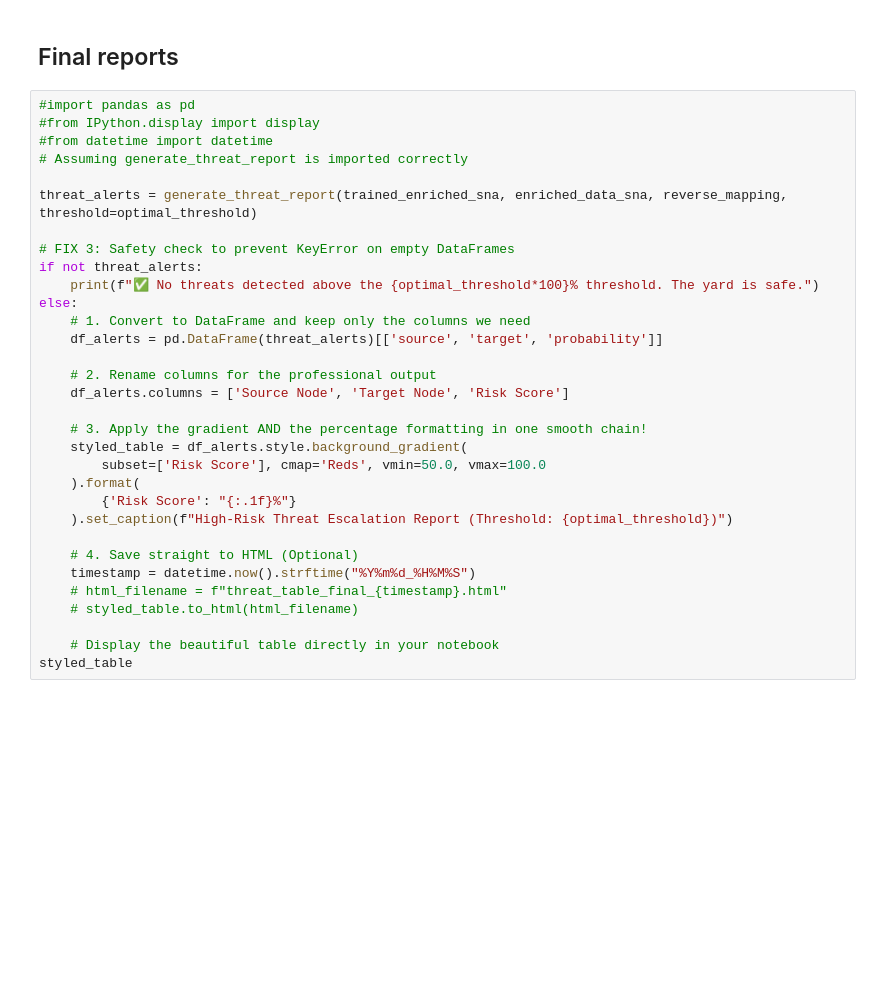
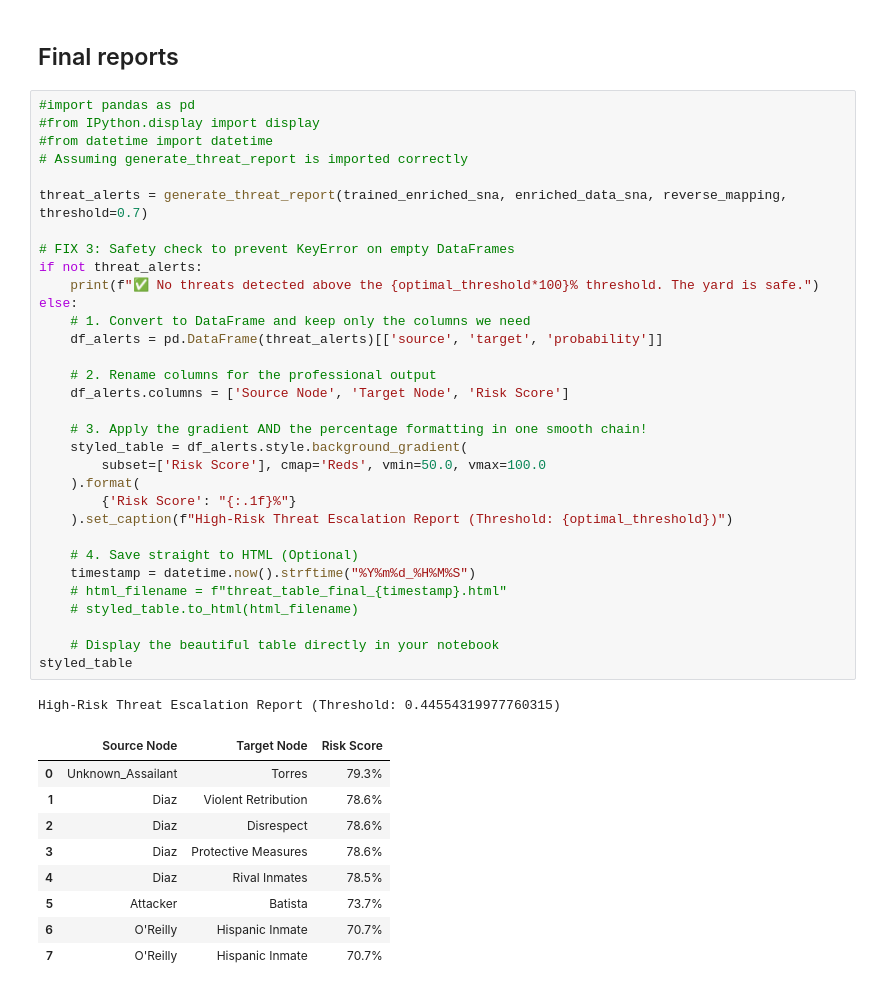
Before and after one commit to mdyagual/sna-for-oms-project, a Jupyter notebook: notebooks/risk_prediction_overview.ipynb, the cells around one changed output. Drawn from its saved outputs; the diff is of its cells as text; blank space fills up the shorter version.

```diff
--- a/notebooks/risk_prediction_overview.ipynb
+++ b/notebooks/risk_prediction_overview.ipynb
@@ -631,34 +639,45 @@ Recall: 0.547
 #import pandas as pd
 #from IPython.display import display
 #from datetime import datetime
 # Assuming generate_threat_report is imported correctly
 
-threat_alerts = generate_threat_report(trained_enriched_sna, enriched_data_sna, reverse_mapping, threshold=optimal_threshold)
+threat_alerts = generate_threat_report(trained_enriched_sna, enriched_data_sna, reverse_mapping, threshold=0.7)
 
 # FIX 3: Safety check to prevent KeyError on empty DataFrames
 if not threat_alerts:
     print(f"✅ No threats detected above the {optimal_threshold*100}% threshold. The yard is safe.")
 else:
     # 1. Convert to DataFrame and keep only the columns we need
     df_alerts = pd.DataFrame(threat_alerts)[['source', 'target', 'probability']]
 
     # 2. Rename columns for the professional output
     df_alerts.columns = ['Source Node', 'Target Node', 'Risk Score']
 
     # 3. Apply the gradient AND the percentage formatting in one smooth chain!
     styled_table = df_alerts.style.background_gradient(
         subset=['Risk Score'], cmap='Reds', vmin=50.0, vmax=100.0
     ).format(
         {'Risk Score': "{:.1f}%"}
     ).set_caption(f"High-Risk Threat Escalation Report (Threshold: {optimal_threshold})")
 
     # 4. Save straight to HTML (Optional)
     timestamp = datetime.now().strftime("%Y%m%d_%H%M%S")
     # html_filename = f"threat_table_final_{timestamp}.html"
     # styled_table.to_html(html_filename)
 
     # Display the beautiful table directly in your notebook
 styled_table
+# %% [output]
+High-Risk Threat Escalation Report (Threshold: 0.44554319977760315)
+|  | Source Node | Target Node | Risk Score |
+| 0 | Unknown_Assailant | Torres | 79.3% |
+| 1 | Diaz | Violent Retribution | 78.6% |
+| 2 | Diaz | Disrespect | 78.6% |
+| 3 | Diaz | Protective Measures | 78.6% |
+| 4 | Diaz | Rival Inmates | 78.5% |
+| 5 | Attacker | Batista | 73.7% |
+| 6 | O'Reilly | Hispanic Inmate | 70.7% |
+| 7 | O'Reilly | Hispanic Inmate | 70.7% |
 # %%
 from neo4j import GraphDatabase
 from core.config import graph_base
```
Also changed, not shown: parts of 12 cells of this notebook.
